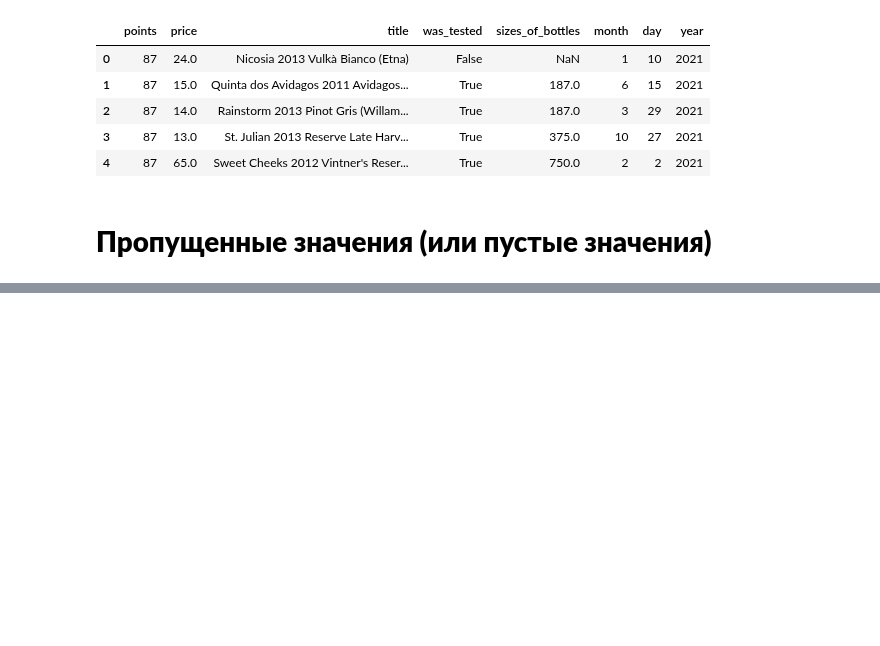
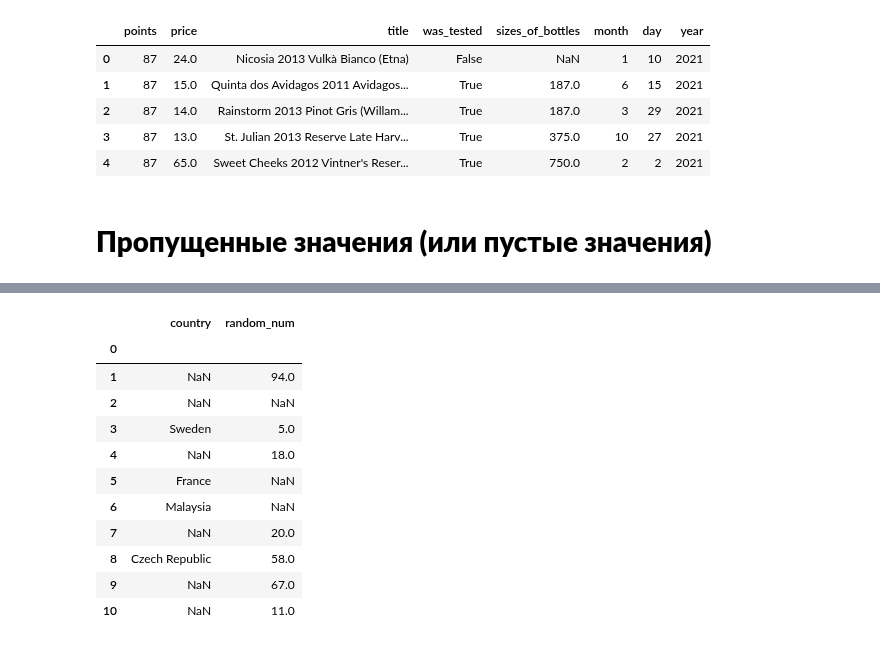
Before and after one commit to sergeymasl/pandas_cource, a Jupyter notebook: Data_Types_and_Missing_Values.ipynb, the cells around one changed output, grey strips where cells are left out. Saved outputs shown, nothing was run; the diff lists cells and outputs as text; code cells hidden in the pictures; blank space fills up the shorter version.

```diff
--- a/Data_Types_and_Missing_Values.ipynb
+++ b/Data_Types_and_Missing_Values.ipynb
@@ -293,0 +301,17 @@ clean_data
+# %%
+# загрузим данные для примера
+miss_val = pd.read_csv("https://drive.google.com/uc?export=download&id=1P3QtHtvSc0nvtryLnNBmq-ldo4HlojBB", index_col = 0)
+miss_val
+# %% [output]
+|  | country | random_num |
+| 0 |  |  |
+| 1 | NaN | 94.0 |
+| 2 | NaN | NaN |
+| 3 | Sweden | 5.0 |
+| 4 | NaN | 18.0 |
+| 5 | France | NaN |
+| 6 | Malaysia | NaN |
+| 7 | NaN | 20.0 |
+| 8 | Czech Republic | 58.0 |
+| 9 | NaN | 67.0 |
+| 10 | NaN | 11.0 |
```
Also changed, not shown: parts of 10 cells of this notebook.
